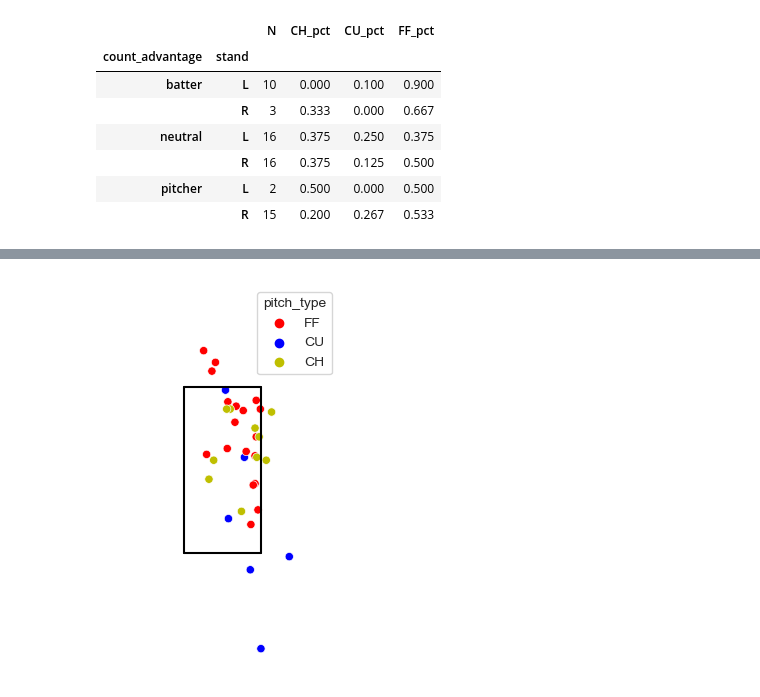
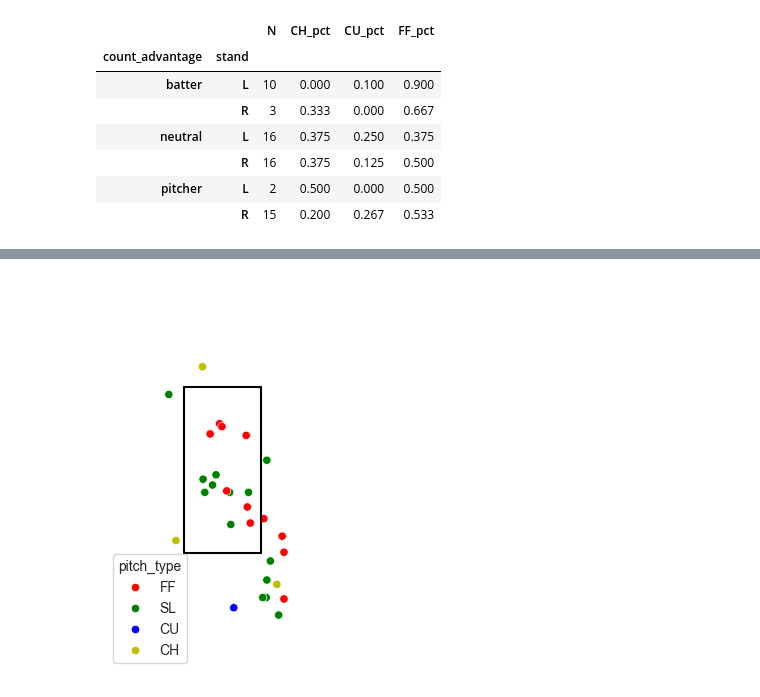
Before and after one commit to jackhinde/baycats, a Jupyter notebook: pitcher_report_helper.ipynb, the cells around one changed output, grey strips where cells are left out. Saved outputs shown, nothing was run; the diff lists cells and outputs as text; code cells hidden in the pictures.

```diff
--- a/pitcher_report_helper.ipynb
+++ b/pitcher_report_helper.ipynb
@@ -17,0 +27,2 @@ game_data.head()
+# %%
+game_data = pd.concat([game_data_2024, game_data_2023], ignore_index=True)
@@ -19,5 +40,5 @@ game_data.head()
 game_data['count'] = game_data['balls'].astype(str).str.cat(game_data['strikes'].astype(str), sep ='-')
 # %%
 game_data['count_advantage'] = 'neutral'
-game_data.loc[(game_data['count'] == '1-0') | (game_data['count'] == '2-0') | (game_data['count'] == '2-1') | (game_data['count'] == '3-0') | (game_data['count'] == '3-1'), 'count_advantage'] = 'batter'
-game_data.loc[(game_data['count'] == '0-1') | (game_data['count'] == '0-2') | (game_data['count'] == '1-2'), 'count_advantage'] = 'pitcher'
+game_data.loc[(game_data['count'] == '1.0-0.0') | (game_data['count'] == '2.0-0.0') | (game_data['count'] == '2.0-1.0') | (game_data['count'] == '3.0-0.0') | (game_data['count'] == '3.0-1.0'), 'count_advantage'] = 'batter'
+game_data.loc[(game_data['count'] == '0.0-1.0') | (game_data['count'] == '0.0-2.0') | (game_data['count'] == '1.0-2.0'), 'count_advantage'] = 'pitcher'
@@ -28,8 +53,11 @@ game_data['CH'] = game_data['CH'].replace({True: 1, False: 0})
 game_data['CU'] = game_data['pitch_type'] == 'CU'
 game_data['CU'] = game_data['CU'].replace({True: 1, False: 0})
 
+game_data['SL'] = game_data['pitch_type'] == 'SL'
+game_data['SL'] = game_data['SL'].replace({True: 1, False: 0})
+
 game_data['FF'] = game_data['pitch_type'] == 'FF'
 game_data['FF'] = game_data['FF'].replace({True: 1, False: 0})
 # %%
-delugo_data = game_data[game_data['pitcher'] == 'Ricardo DeLugo']
+pitcher_data = game_data[(game_data['pitcher'] == 'Sam Greene') & (game_data['pitch_type'] != 'UN')]
 # %%
@@ -176,23 +207,23 @@ plt.show()
 # %%
 sns.set_style('white')
 fig, ax = plt.subplots(figsize=(3, 5))
 sns.scatterplot(
-    data=delugo_data[delugo_data['stand'] == 'R'], x="plate_x", y="plate_z", hue="pitch_type",
-    palette={'CH': 'y', 'CU': 'b', 'FF': 'r'});
+    data=pitcher_data[pitcher_data['stand'] == 'R'], x="plate_x", y="plate_z", hue="pitch_type",
+    palette={'CH': 'y', 'CU': 'b', 'SL': 'g', 'FF': 'r'});
 plt.plot([-9.97/12, 9.97/12], [44.08/12, 44.08/12], color='k');
 plt.plot([9.97/12, 9.97/12], [18.29/12, 44.08/12], color='k');
 plt.plot([-9.97/12, 9.97/12], [18.29/12, 18.29/12], color='k');
 plt.plot([-9.97/12, -9.97/12], [18.29/12, 44.08/12], color='k');
 ax.set_xlim(left=-2.5, right=2.5);
 ax.set_ylim(bottom=0, top=5);
 
 plt.axis('off')
 
 sns.despine(fig=fig, top=True, bottom=True, left=True, right=True);
 
 plt.show()
 # %% [output]
-[figure, old version]
+[figure, new version]
 # %%
 
 
```
Also changed, not shown: parts of 15 cells of this notebook.
